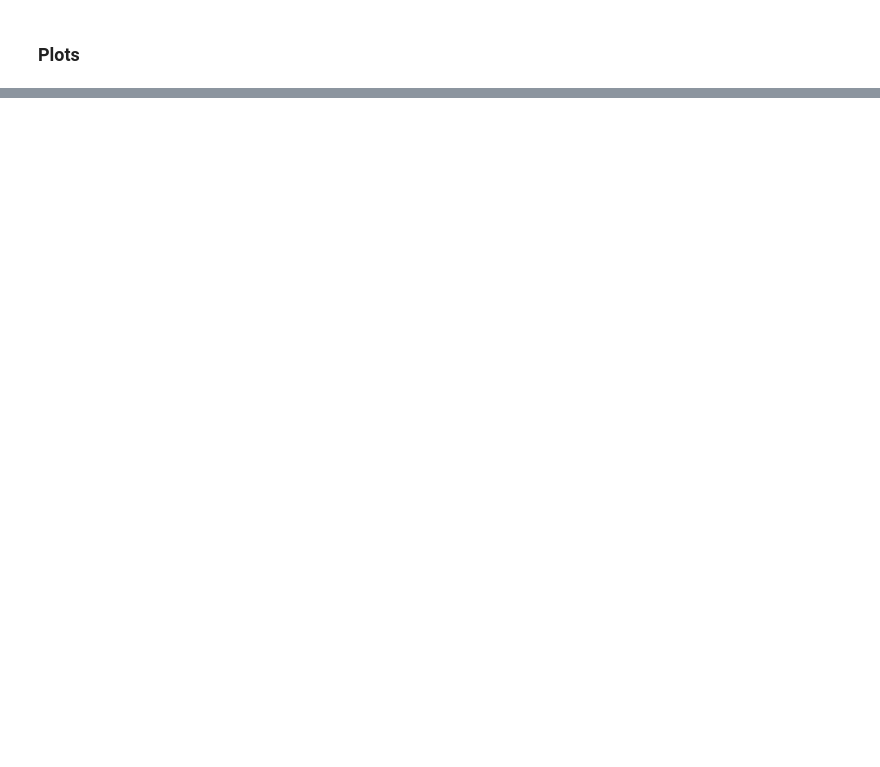
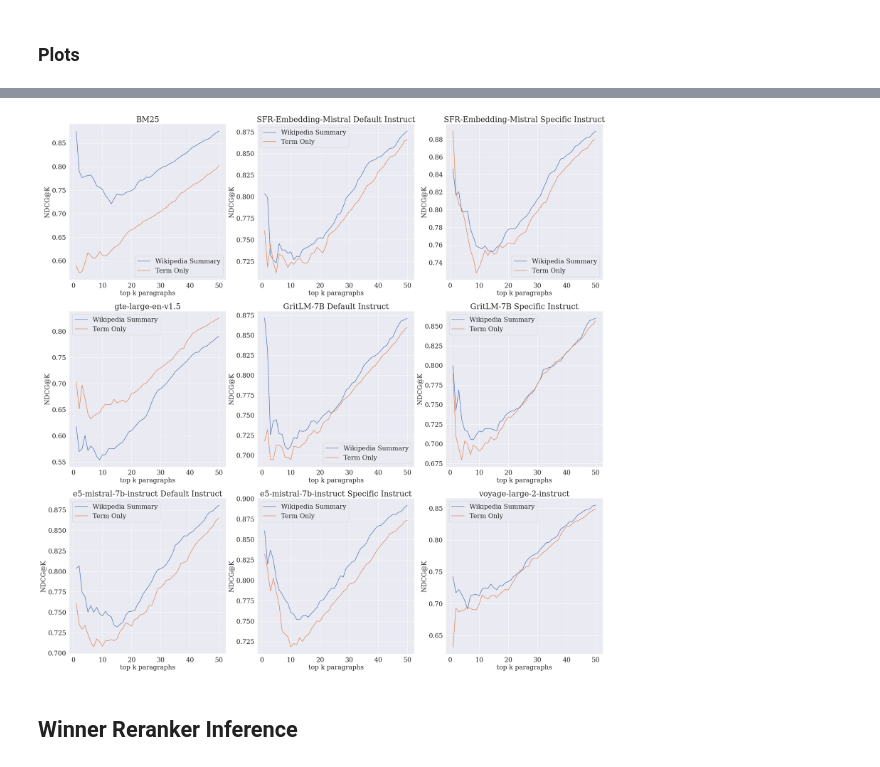
Before and after one commit to al-the-eigenvalue/RAG-on-grammars, a Jupyter notebook: benchmarking_retrievers.ipynb, the cells around one changed output, grey strips where cells are left out. Saved outputs shown, nothing was run; the diff lists cells and outputs as text; code cells hidden in the pictures; blank space fills up the shorter version.

```diff
--- a/benchmarking_retrievers.ipynb
+++ b/benchmarking_retrievers.ipynb
@@ -353,9 +371,0 @@ dict_with_metrics
-# %%
-dict_with_metrics = {}
-for i in range(14):
-    df = pd.read_csv(filepaths_metrics[i])
-    for column in df.columns:
-        if 'NDCG@K' in column:
-            if column[:-7] not in dict_with_metrics:
-                dict_with_metrics[column[:-7]] = 0
-            dict_with_metrics[column[:-7]] += df[column][49]
@@ -402,3 +420,38 @@ dict_with_metrics
+# %%
+retriever_names = list(mean_ndcg_scores.keys())
+# %%
+SMALL_SIZE = 16
+MEDIUM_SIZE = 20
+BIGGER_SIZE = 24
+
+plt.rc('font', size=MEDIUM_SIZE)          # controls default text sizes
+plt.rc('axes', titlesize=BIGGER_SIZE)     # fontsize of the axes title
+plt.rc('axes', labelsize=MEDIUM_SIZE)    # fontsize of the x and y labels
+plt.rc('xtick', labelsize=MEDIUM_SIZE)    # fontsize of the tick labels
+plt.rc('ytick', labelsize=MEDIUM_SIZE)    # fontsize of the tick labels
+plt.rc('legend', fontsize=MEDIUM_SIZE)    # legend fontsize
+plt.rc('figure', titlesize=BIGGER_SIZE)  # fontsize of the figure title
+# %%
+x = range(1, 51)
+plt.rcParams['figure.figsize'] = (30, 30)
+fig, axs = plt.subplots(3, 3)
+for i in range(3):
+    for j in range(3):
+        keys = []
+        title = retriever_names[i * 3 + j]
+        keys = [title, title + ': Term Only']
+        axs[i, j].set_title(title)
+        axs[i, j].plot(x, mean_ndcg_scores[keys[0]], label='Wikipedia Summary')
+        axs[i, j].plot(x, mean_ndcg_scores[keys[1]], label='Term Only')
+        #axs[i, j].set_yticks([index / 10.0 for index in range(0, 11)])
+        axs[i, j].set_xlabel('top k paragraphs')
+        axs[i, j].set_ylabel('NDCG@K')
+        axs[i, j].legend()
+plt.savefig('term_only_comparison.png')
+# %% [output]
+[figure, added]
+# %% [markdown]
+## Winner Reranker Inference
 # %%
 model = SentenceTransformer('Salesforce/SFR-Embedding-Mistral')
 model.eval();
```
Also changed, not shown: parts of 23 cells of this notebook.
